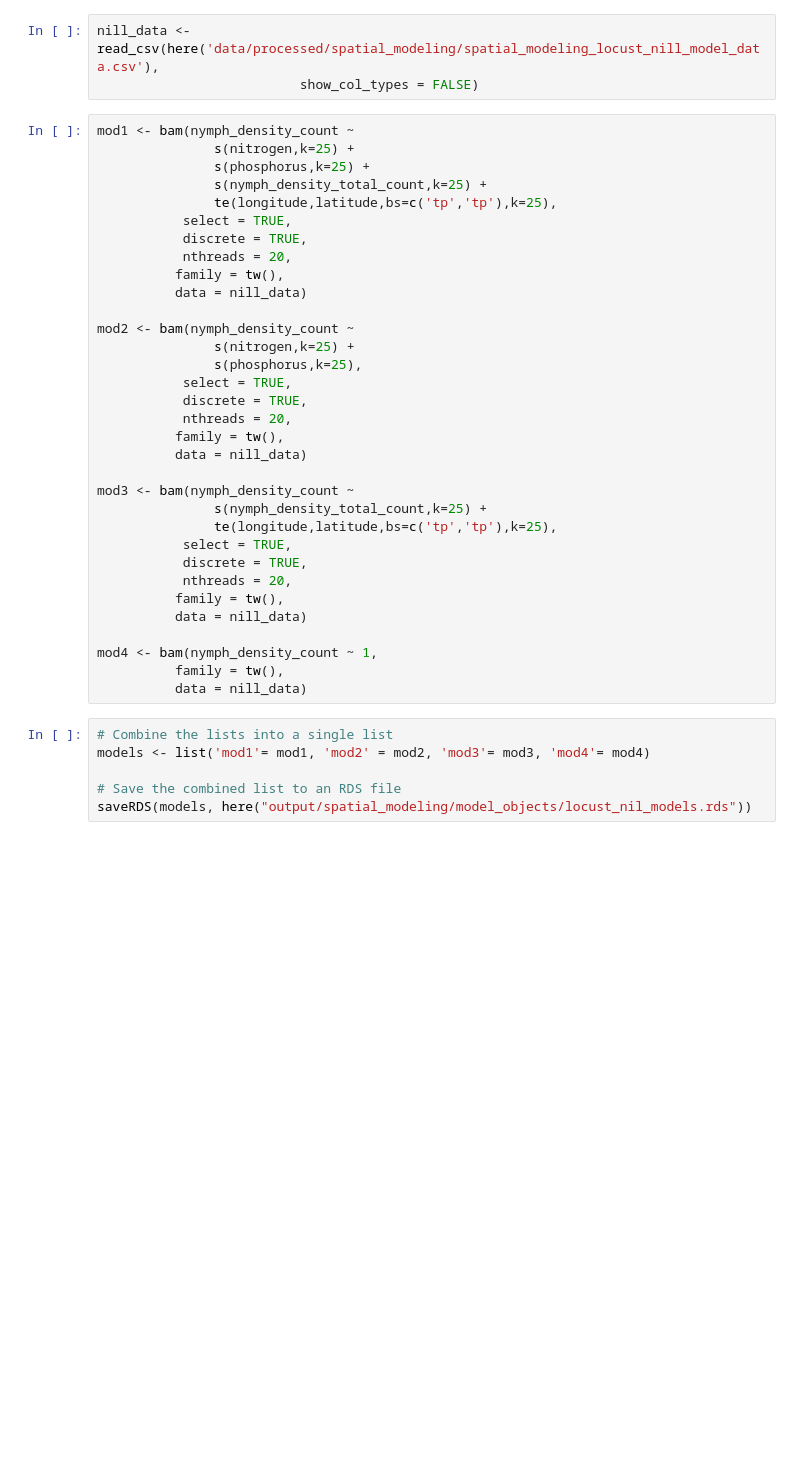
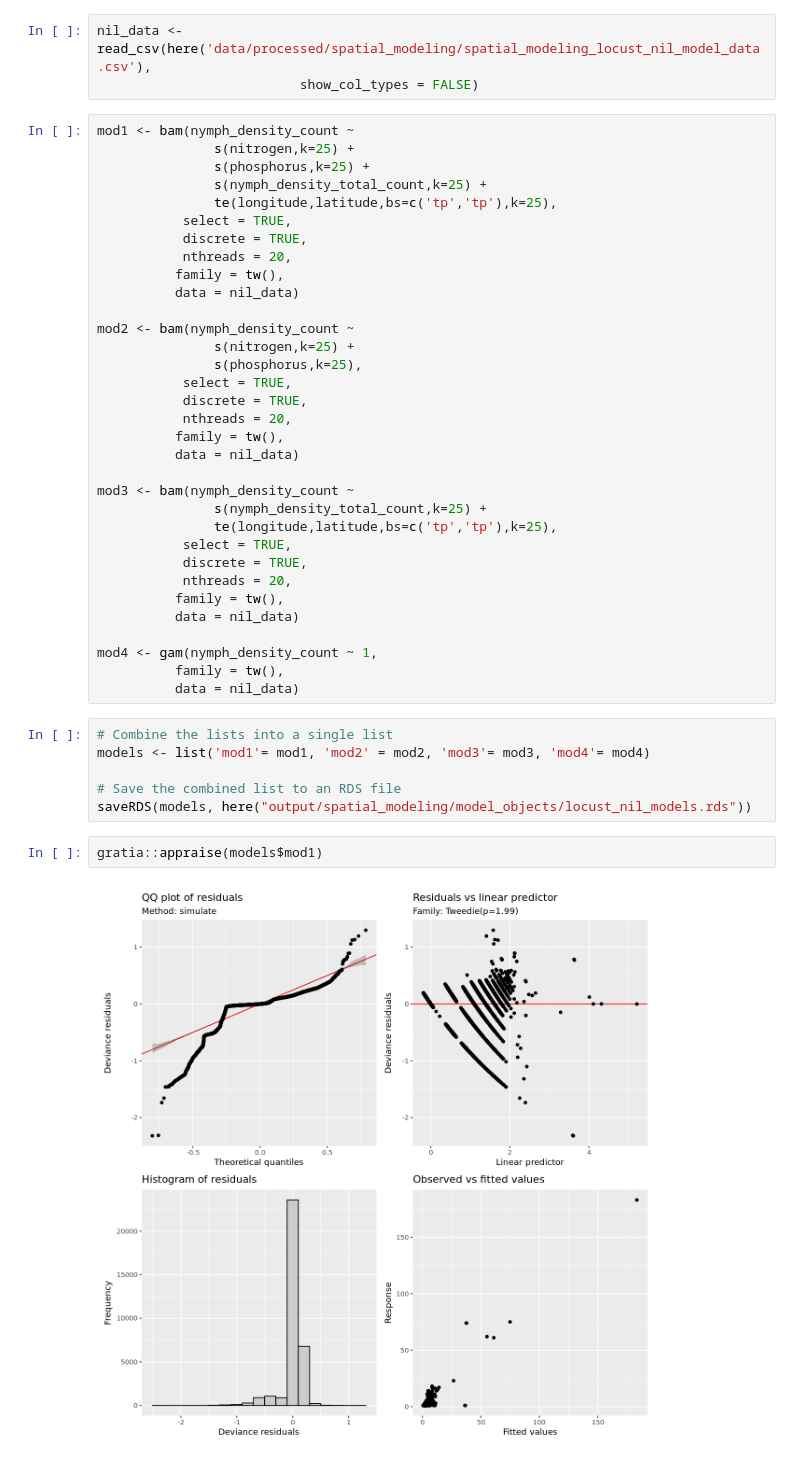
Before and after one commit to ddlawton/herbivore_nutrient_interactions, a Jupyter notebook: scripts/spatial_modeling/03_australian_plague_locust_raw_data_visualization.ipynb, the cells around one changed output. Saved outputs shown, nothing was run; the diff lists cells and outputs as text; blank space fills up the shorter version.

Commit message:
added additional supplementary text figures

```diff
--- a/scripts/spatial_modeling/03_australian_plague_locust_raw_data_visualization.ipynb
+++ b/scripts/spatial_modeling/03_australian_plague_locust_raw_data_visualization.ipynb
@@ -256,7 +237,7 @@ A matrix: 4 × 4 of type dbl
 # %% [markdown]
 # section 3: nil-observatiom modeling
 # %%
-nill_data <- read_csv(here('data/processed/spatial_modeling/spatial_modeling_locust_nill_model_data.csv'),
+nil_data <- read_csv(here('data/processed/spatial_modeling/spatial_modeling_locust_nil_model_data.csv'),
                           show_col_types = FALSE)
 # %%
 mod1 <- bam(nymph_density_count ~
@@ -268,7 +249,7 @@ mod1 <- bam(nymph_density_count ~
            discrete = TRUE,
            nthreads = 20,
           family = tw(),
-          data = nill_data)
+          data = nil_data)
 
 mod2 <- bam(nymph_density_count ~
                s(nitrogen,k=25) +
@@ -277,7 +258,7 @@ mod2 <- bam(nymph_density_count ~
            discrete = TRUE,
            nthreads = 20,
           family = tw(),
-          data = nill_data)
+          data = nil_data)
 
 mod3 <- bam(nymph_density_count ~
                s(nymph_density_total_count,k=25) +
@@ -286,14 +267,18 @@ mod3 <- bam(nymph_density_count ~
            discrete = TRUE,
            nthreads = 20,
           family = tw(),
-          data = nill_data)
+          data = nil_data)
 
-mod4 <- bam(nymph_density_count ~ 1,
+mod4 <- gam(nymph_density_count ~ 1,
           family = tw(),
-          data = nill_data)
+          data = nil_data)
 # %%
 # Combine the lists into a single list
 models <- list('mod1'= mod1, 'mod2' = mod2, 'mod3'= mod3, 'mod4'= mod4)
 
 # Save the combined list to an RDS file
 saveRDS(models, here("output/spatial_modeling/model_objects/locust_nil_models.rds"))
+# %%
+gratia::appraise(models$mod1)
+# %% [output]
+[figure, added]
```
Also changed, not shown: parts of 8 cells of this notebook, 17 other files.
